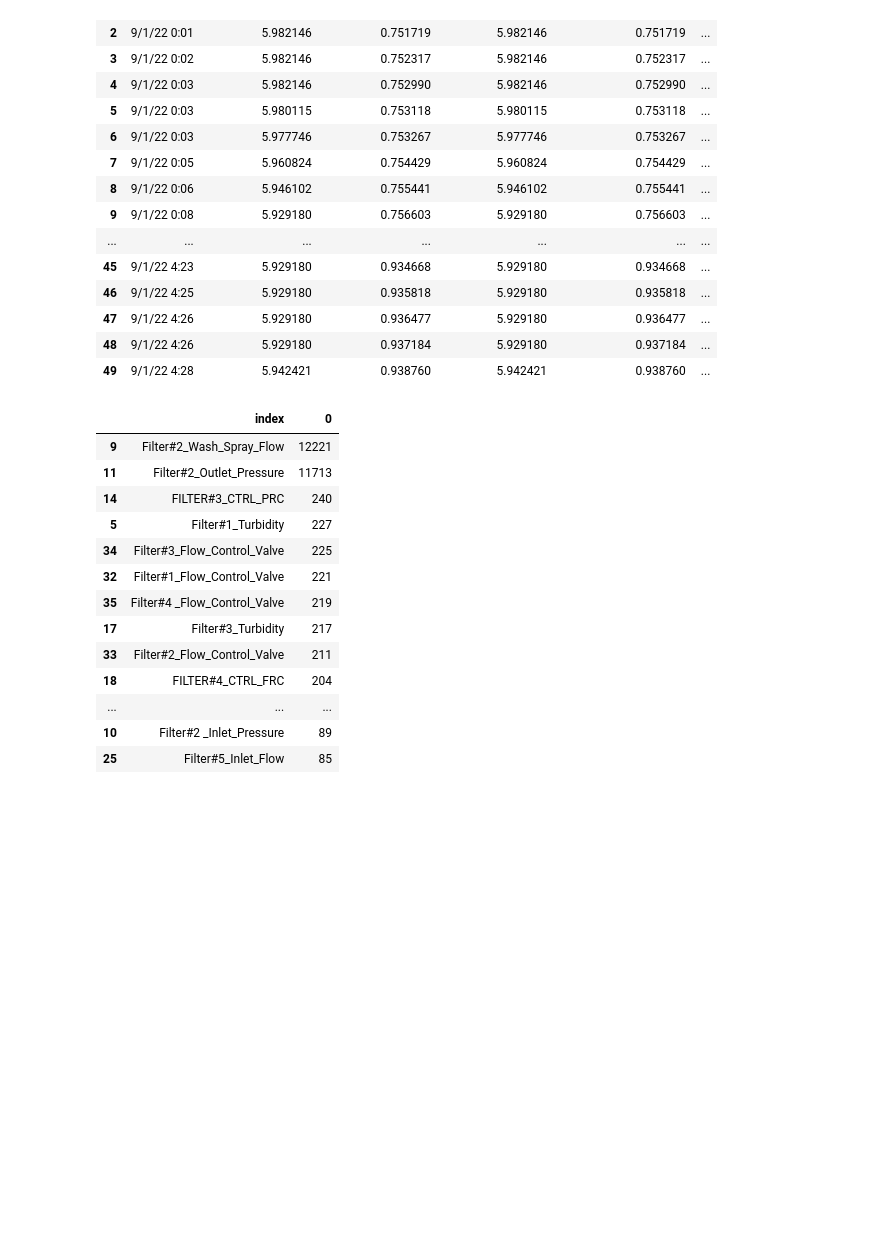
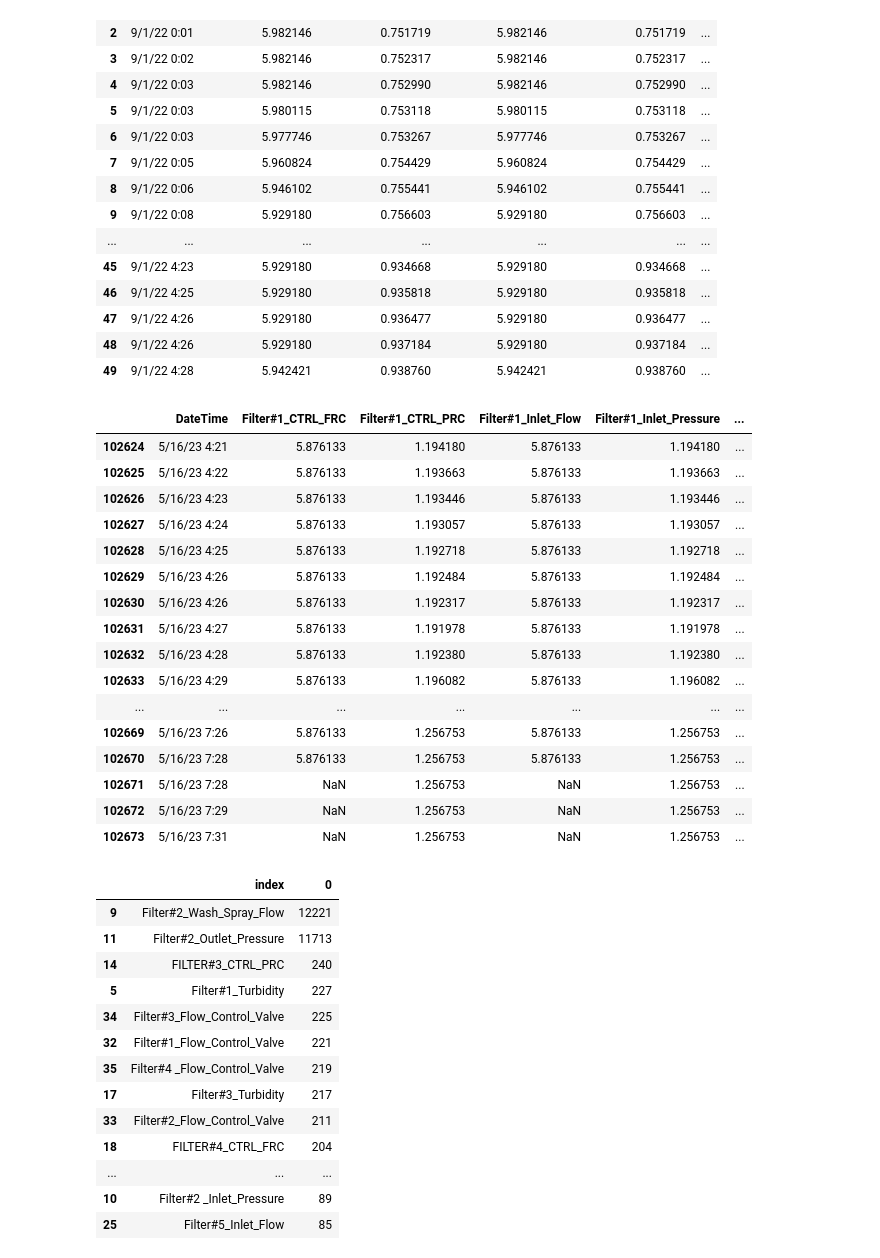
Before and after one commit to saikiranpennam/sugarbeet_analysis, a Jupyter notebook: filters_data_new.ipynb, the cells around one changed output. Saved outputs shown, nothing was run; the diff lists cells and outputs as text; code cells hidden in the pictures; blank space fills up the shorter version.

```diff
--- a/filters_data_new.ipynb
+++ b/filters_data_new.ipynb
@@ -42,6 +42,26 @@ sugarbeets.head(50)
 | 47 | 9/1/22 4:26 | 5.929180 | 0.936477 | 5.929180 | 0.936477 | ... |
 | 48 | 9/1/22 4:26 | 5.929180 | 0.937184 | 5.929180 | 0.937184 | ... |
 | 49 | 9/1/22 4:28 | 5.942421 | 0.938760 | 5.942421 | 0.938760 | ... |
+# %%
+sugarbeets.tail(50)
+# %% [output]
+|  | DateTime | Filter#1_CTRL_FRC | Filter#1_CTRL_PRC | Filter#1_Inlet_Flow | Filter#1_Inlet_Pressure | ... |
+| 102624 | 5/16/23 4:21 | 5.876133 | 1.194180 | 5.876133 | 1.194180 | ... |
+| 102625 | 5/16/23 4:22 | 5.876133 | 1.193663 | 5.876133 | 1.193663 | ... |
+| 102626 | 5/16/23 4:23 | 5.876133 | 1.193446 | 5.876133 | 1.193446 | ... |
+| 102627 | 5/16/23 4:24 | 5.876133 | 1.193057 | 5.876133 | 1.193057 | ... |
+| 102628 | 5/16/23 4:25 | 5.876133 | 1.192718 | 5.876133 | 1.192718 | ... |
+| 102629 | 5/16/23 4:26 | 5.876133 | 1.192484 | 5.876133 | 1.192484 | ... |
+| 102630 | 5/16/23 4:26 | 5.876133 | 1.192317 | 5.876133 | 1.192317 | ... |
+| 102631 | 5/16/23 4:27 | 5.876133 | 1.191978 | 5.876133 | 1.191978 | ... |
+| 102632 | 5/16/23 4:28 | 5.876133 | 1.192380 | 5.876133 | 1.192380 | ... |
+| 102633 | 5/16/23 4:29 | 5.876133 | 1.196082 | 5.876133 | 1.196082 | ... |
+| ... | ... | ... | ... | ... | ... | ... |
+| 102669 | 5/16/23 7:26 | 5.876133 | 1.256753 | 5.876133 | 1.256753 | ... |
+| 102670 | 5/16/23 7:28 | 5.876133 | 1.256753 | 5.876133 | 1.256753 | ... |
+| 102671 | 5/16/23 7:28 | NaN | 1.256753 | NaN | 1.256753 | ... |
+| 102672 | 5/16/23 7:29 | NaN | 1.256753 | NaN | 1.256753 | ... |
+| 102673 | 5/16/23 7:31 | NaN | 1.256753 | NaN | 1.256753 | ... |
 # %%
 pd.DataFrame(sugarbeets.isnull().sum()).reset_index(drop=False).sort_values(by=0,ascending=False)[:]
 # %% [output]
```
Also changed, not shown: parts of 2 cells of this notebook.
